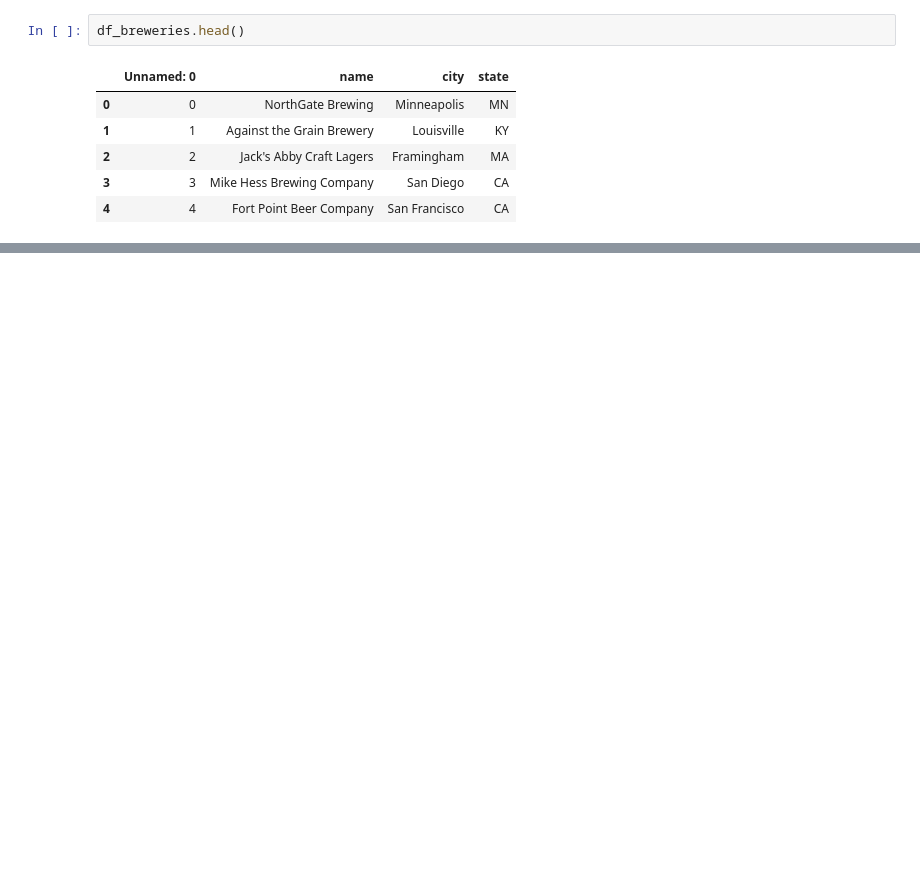
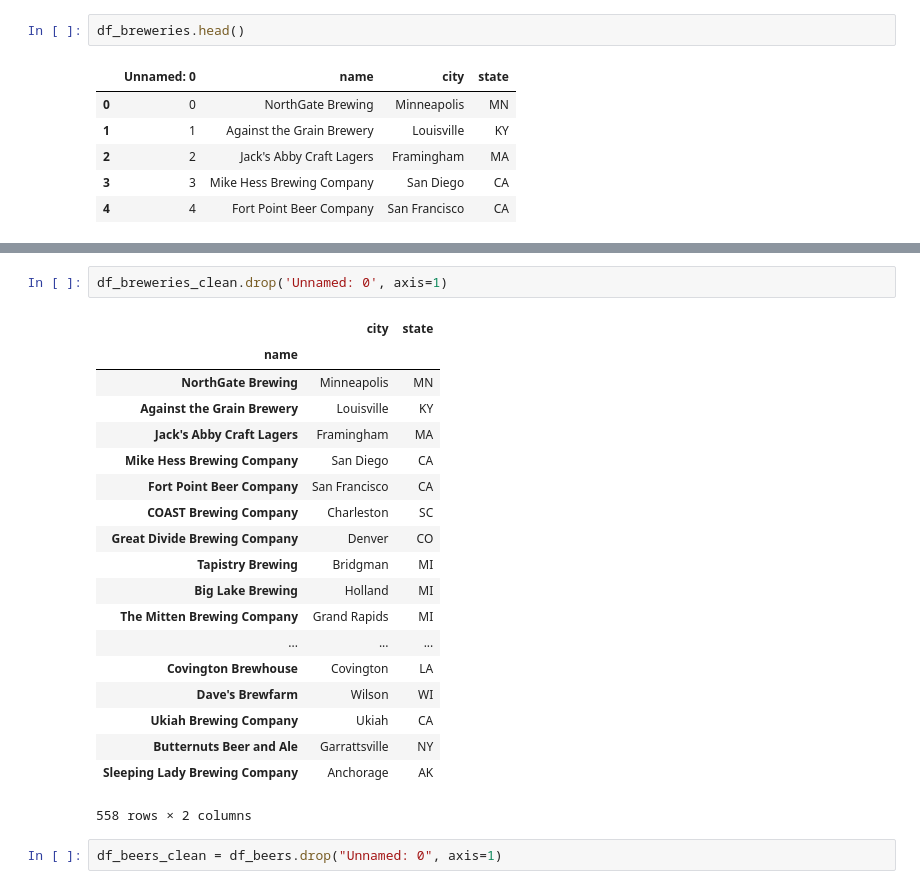
Before and after one commit to dirkstrong1/craft_beer_analysis, a Jupyter notebook: Untitled.ipynb, the cells around one changed output, grey strips where cells are left out. Drawn from its saved outputs; the diff is of its cells as text; blank space fills up the shorter version.

```diff
--- a/Untitled.ipynb
+++ b/Untitled.ipynb
@@ -26,0 +46,24 @@ df_breweries.head()
+# %%
+df_breweries_clean.drop('Unnamed: 0', axis=1)
+# %% [output]
+|  | city | state |
+| name |  |  |
+| NorthGate Brewing | Minneapolis | MN |
+| Against the Grain Brewery | Louisville | KY |
+| Jack's Abby Craft Lagers | Framingham | MA |
+| Mike Hess Brewing Company | San Diego | CA |
+| Fort Point Beer Company | San Francisco | CA |
+| COAST Brewing Company | Charleston | SC |
+| Great Divide Brewing Company | Denver | CO |
+| Tapistry Brewing | Bridgman | MI |
+| Big Lake Brewing | Holland | MI |
+| The Mitten Brewing Company | Grand Rapids | MI |
+| ... | ... | ... |
+| Covington Brewhouse | Covington | LA |
+| Dave's Brewfarm | Wilson | WI |
+| Ukiah Brewing Company | Ukiah | CA |
+| Butternuts Beer and Ale | Garrattsville | NY |
+| Sleeping Lady Brewing Company | Anchorage | AK |
+558 rows × 2 columns
+# %%
+df_beers_clean = df_beers.drop("Unnamed: 0", axis=1)
```
Also changed, not shown: parts of 7 cells of this notebook.
